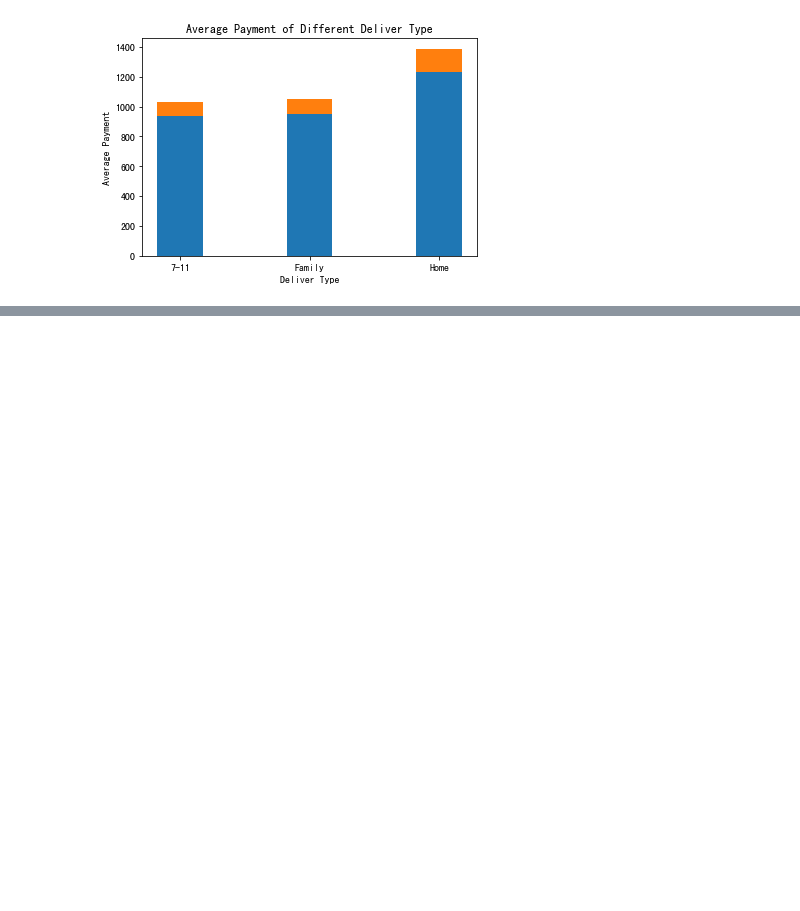
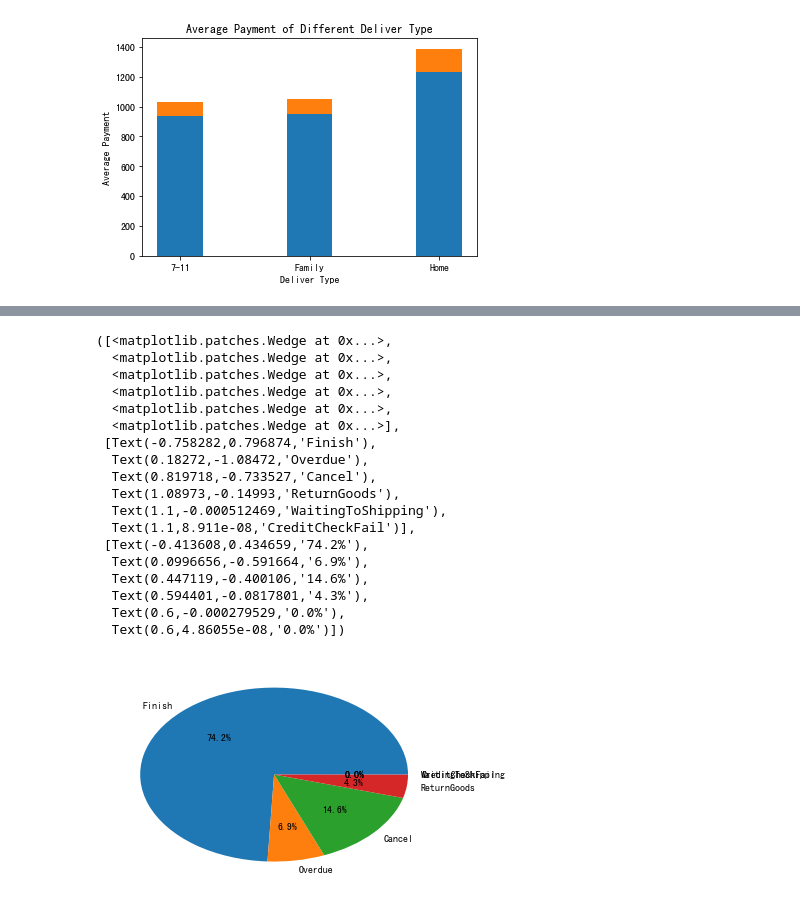
Before and after one commit to hsiehkl/NTU-CSX-Project, a Jupyter notebook: week_3/week3_HW.ipynb, the cells around one changed output, grey strips where cells are left out. Drawn from its saved outputs; the diff is of its cells as text; code cells hidden in the pictures; blank space fills up the shorter version.

```diff
--- a/week_3/week3_HW.ipynb
+++ b/week_3/week3_HW.ipynb
@@ -123,0 +204,22 @@ plt.xticks(ind, ('7-11', 'Family', 'Home'))
+# %%
+plt.pie(family_size , labels = pie_lables, autopct='%1.1f%%')
+# %% [output]
+([<matplotlib.patches.Wedge at 0x...>,
+  <matplotlib.patches.Wedge at 0x...>,
+  <matplotlib.patches.Wedge at 0x...>,
+  <matplotlib.patches.Wedge at 0x...>,
+  <matplotlib.patches.Wedge at 0x...>,
+  <matplotlib.patches.Wedge at 0x...>],
+ [Text(-0.758282,0.796874,'Finish'),
+  Text(0.18272,-1.08472,'Overdue'),
+  Text(0.819718,-0.733527,'Cancel'),
+  Text(1.08973,-0.14993,'ReturnGoods'),
+  Text(1.1,-0.000512469,'WaitingToShipping'),
+  Text(1.1,8.911e-08,'CreditCheckFail')],
+ [Text(-0.413608,0.434659,'74.2%'),
+  Text(0.0996656,-0.591664,'6.9%'),
+  Text(0.447119,-0.400106,'14.6%'),
+  Text(0.594401,-0.0817801,'4.3%'),
+  Text(0.6,-0.000279529,'0.0%'),
+  Text(0.6,4.86055e-08,'0.0%')])
+[figure, added]
```
Also changed, not shown: parts of 12 cells of this notebook.
